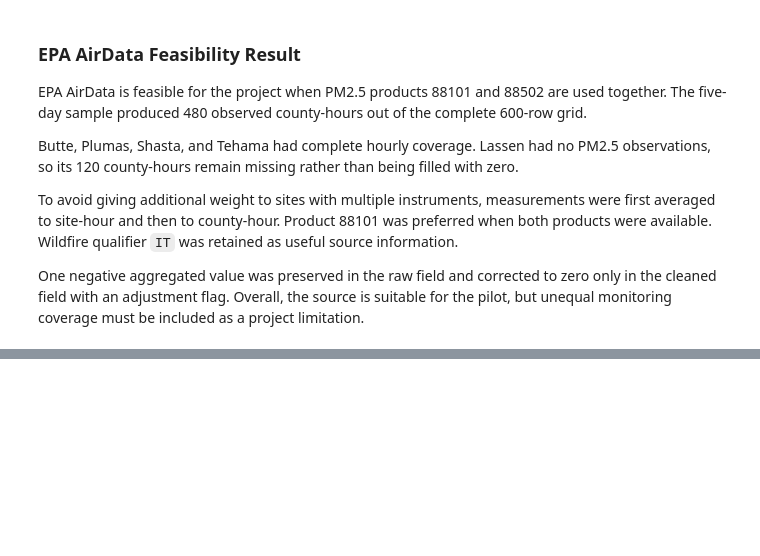
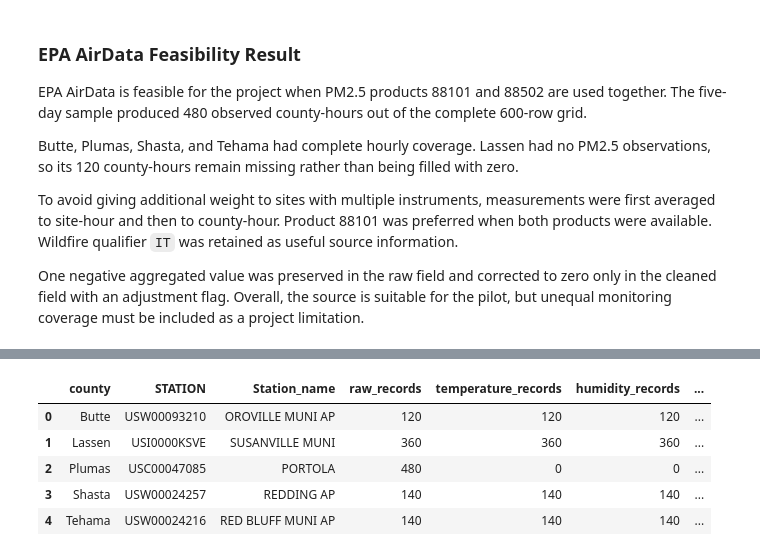
Before and after one commit to varunavy/smokewatch-replay, a Jupyter notebook: notebooks/00_data_feasibility.ipynb, the cells around one changed output, grey strips where cells are left out. Drawn from its saved outputs; the diff is of its cells as text; code cells hidden in the pictures; blank space fills up the shorter version.

```diff
--- a/notebooks/00_data_feasibility.ipynb
+++ b/notebooks/00_data_feasibility.ipynb
@@ -1870,0 +2314,94 @@ One negative aggregated value was preserved in the raw field and corrected to ze
+# %%
+# Read the five-day weather sample from each selected station
+
+weather_columns = [
+    "STATION",
+    "Station_name",
+    "DATE",
+    "LATITUDE",
+    "LONGITUDE",
+    "ELEVATION",
+    "temperature",
+    "temperature_Quality_Code",
+    "relative_humidity",
+    "relative_humidity_Quality_Code",
+    "wind_speed",
+    "wind_speed_Quality_Code",
+    "wind_direction",
+    "wind_direction_Quality_Code",
+]
+
+sample_start_utc = pd.Timestamp(
+    "2021-07-13 00:00:00",
+    tz="UTC",
+)
+
+sample_end_utc = pd.Timestamp(
+    "2021-07-18 00:00:00",
+    tz="UTC",
+)
+
+weather_sample_parts = []
+
+for station in selected_weather_stations.to_dict("records"):
+    station_path = (
+        noaa_raw_dir
+        / f"GHCNh_{station['GHCN_ID']}_2021.psv"
+    )
+
+    station_year = pd.read_csv(
+        station_path,
+        sep="|",
+        usecols=weather_columns,
+        low_memory=False,
+    )
+
+    station_year["event_timestamp_utc"] = pd.to_datetime(
+        station_year["DATE"],
+        errors="coerce",
+        utc=True,
+    )
+
+    station_sample = station_year.loc[
+        station_year["event_timestamp_utc"].ge(sample_start_utc)
+        & station_year["event_timestamp_utc"].lt(sample_end_utc)
+    ].copy()
+
+    station_sample["county"] = station["county"]
+
+    weather_sample_parts.append(station_sample)
+
+weather_raw_sample = pd.concat(
+    weather_sample_parts,
+    ignore_index=True,
+)
+
+weather_field_coverage = (
+    weather_raw_sample
+    .groupby(
+        ["county", "STATION", "Station_name"],
+        as_index=False,
+    )
+    .agg(
+        raw_records=("event_timestamp_utc", "size"),
+        temperature_records=("temperature", "count"),
+        humidity_records=("relative_humidity", "count"),
+        wind_speed_records=("wind_speed", "count"),
+        wind_direction_records=("wind_direction", "count"),
+    )
+)
+
+print("Five-day weather records:", len(weather_raw_sample))
+print(
+    "Invalid timestamps:",
+    weather_raw_sample["event_timestamp_utc"].isna().sum(),
+)
+print(
+    "Date range:",
+    weather_raw_sample["event_timestamp_utc"].min(),
+    "to",
+    weather_raw_sample["event_timestamp_utc"].max(),
+)
+
+display(weather_field_coverage)
+# %% [output]
@@ -1870,0 +2411,6 @@ One negative aggregated value was preserved in the raw field and corrected to ze
+|  | county | STATION | Station_name | raw_records | temperature_records | humidity_records | ... |
+| 0 | Butte | USW00093210 | OROVILLE MUNI AP | 120 | 120 | 120 | ... |
+| 1 | Lassen | USI0000KSVE | SUSANVILLE MUNI | 360 | 360 | 360 | ... |
+| 2 | Plumas | USC00047085 | PORTOLA | 480 | 0 | 0 | ... |
+| 3 | Shasta | USW00024257 | REDDING AP | 140 | 140 | 140 | ... |
+| 4 | Tehama | USW00024216 | RED BLUFF MUNI AP | 140 | 140 | 140 | ... |
```
Also changed, not shown: parts of 16 cells of this notebook.
